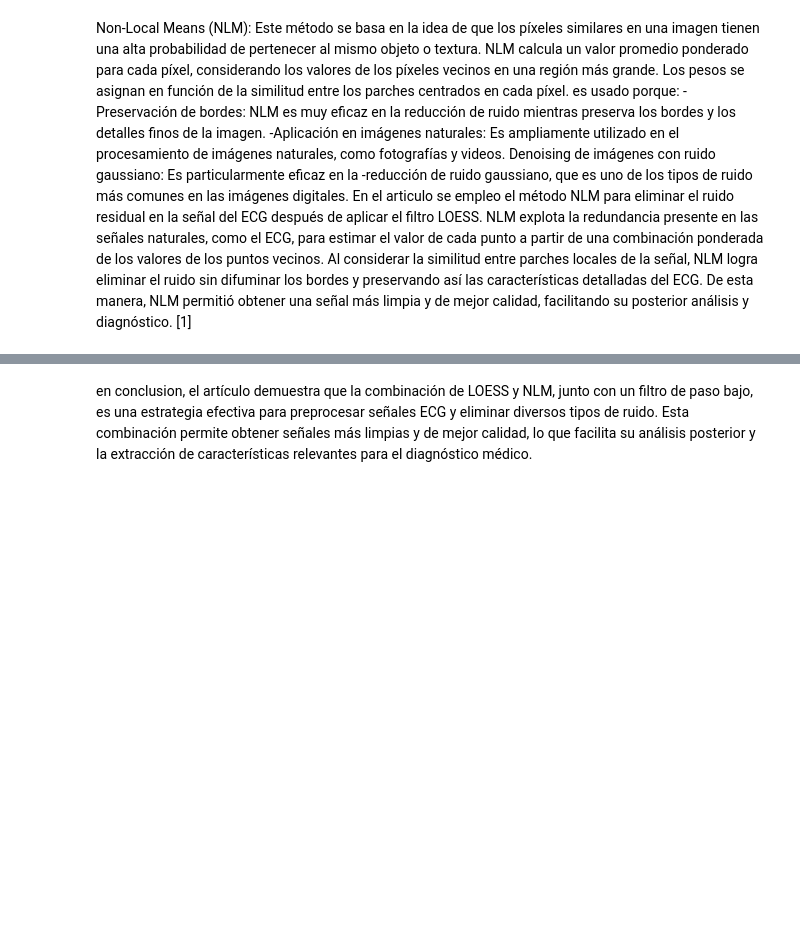
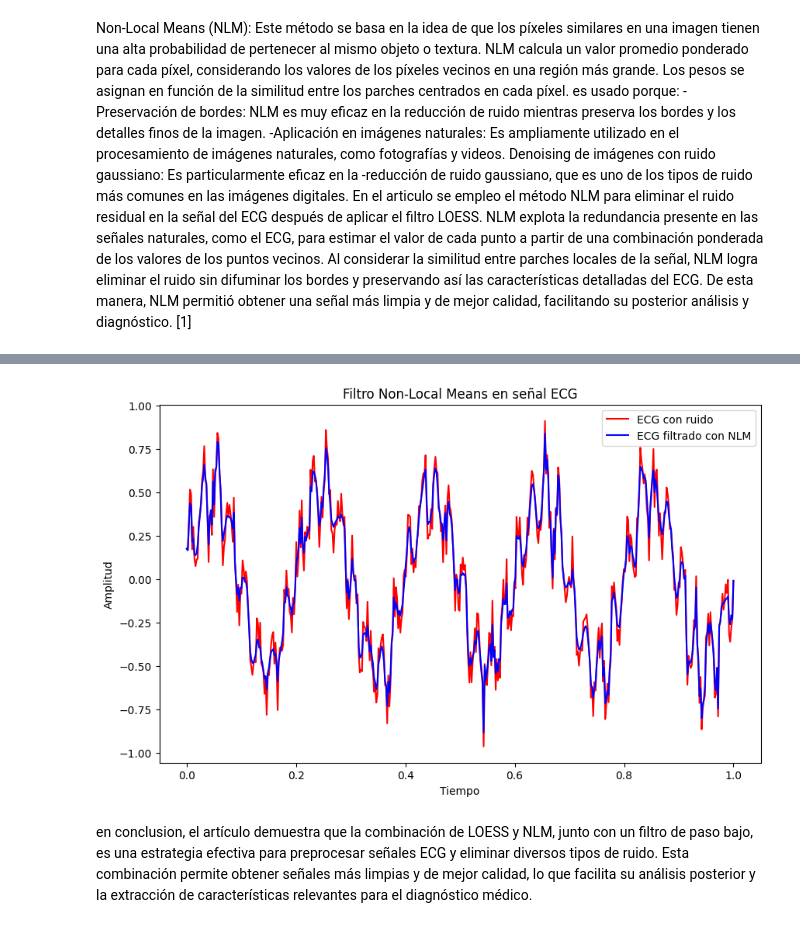
Before and after one commit to MariaOs02/LabBiosenales, a Jupyter notebook: Proyecto_3/Proyecto3.ipynb, the cells around one changed output, grey strips where cells are left out. Drawn from its saved outputs; the diff is of its cells as text; code cells hidden in the pictures; blank space fills up the shorter version.

```diff
--- a/Proyecto_3/Proyecto3.ipynb
+++ b/Proyecto_3/Proyecto3.ipynb
@@ -110,3 +49,81 @@ plt.show()
+# %%
+import numpy as np
+import matplotlib.pyplot as plt
+
+# Función para el filtro Non-Local Means en 1D
+def nl_means_1d(signal, h=0.2, patch_size=5, patch_distance=10):
+    """
+    Aplica un filtro Non-Local Means a una señal 1D.
+
+    Parámetros:
+    - signal: array 1D de la señal a suavizar.
+    - h: parámetro de suavizado. Valores más altos aumentan el suavizado.
+    - patch_size: tamaño de cada parche para comparación.
+    - patch_distance: distancia máxima para buscar parches similares.
+
+    Retorna:
+    - Señal suavizada.
+    """
+    denoised_signal = np.zeros_like(signal)
+    weights_sum = np.zeros_like(signal)
+    half_patch = patch_size // 2
+
+    for i in range(len(signal)):
+        # Definir el parche actual
+        ref_patch_start = max(0, i - half_patch)
+        ref_patch_end = min(len(signal), i + half_patch + 1)
+        ref_patch = signal[ref_patch_start:ref_patch_end]
+
+        # Variables para acumular el promedio ponderado
+        patch_weight_sum = 0
+        patch_value_sum = 0
+
+        # Comparar con parches en la vecindad
+        for j in range(max(0, i - patch_distance), min(len(signal), i + patch_distance + 1)):
+            # Definir el parche vecino
+            neighbor_patch_start = max(0, j - half_patch)
+            neighbor_patch_end = min(len(signal), j + half_patch + 1)
+            neighbor_patch = signal[neighbor_patch_start:neighbor_patch_end]
+
+            # Asegurarse de que los parches tengan el mismo tamaño
+            if len(ref_patch) != len(neighbor_patch):
+                continue
+
+            # Calcular la distancia euclidiana entre los parches
+            distance = np.sum((ref_patch - neighbor_patch) ** 2)
+
+            # Calcular el peso para el parche vecino
+            weight = np.exp(-distance / (h ** 2))
+            patch_weight_sum += weight
+            patch_value_sum += weight * signal[j]
+
+        # Asignar el valor denoised al punto actual
+        denoised_signal[i] = patch_value_sum / patch_weight_sum if patch_weight_sum > 0 else signal[i]
+
+    return denoised_signal
+
+# Generar una señal ECG de ejemplo con ruido
+np.random.seed(0)
+time = np.linspace(0, 1, 500)
+ecg_signal = 0.5 * np.sin(2 * np.pi * 5 * time) + 0.2 * np.sin(2 * np.pi * 40 * time)
+ecg_signal += 0.1 * np.random.normal(size=time.shape)  # Añadir ruido
+
+# Aplicar el filtro Non-Local Means a la señal
+denoised_ecg = nl_means_1d(ecg_signal, h=0.3, patch_size=5, patch_distance=10)
+
+# Graficar la señal original y la señal filtrada
+plt.figure(figsize=(10, 6))
+# plt.subplot(2,1,1)
+plt.plot(time, ecg_signal, label="ECG con ruido", color='red')
+# plt.subplot(2,1,1)
+plt.plot(time, denoised_ecg, label="ECG filtrado con NLM", color='blue')
+plt.xlabel("Tiempo")
+plt.ylabel("Amplitud")
+plt.legend()
+plt.title("Filtro Non-Local Means en señal ECG")
+plt.show()
+# %% [output]
+[figure, added]
 # %% [markdown]
 en conclusion, el artículo demuestra que la combinación de LOESS y NLM, junto con un filtro de paso bajo, es una estrategia efectiva para preprocesar señales ECG y eliminar diversos tipos de ruido. Esta combinación permite obtener señales más limpias y de mejor calidad, lo que facilita su análisis posterior y la extracción de características relevantes para el diagnóstico médico.
 # %% [markdown]
```
Also changed, not shown: parts of 11 cells of this notebook, 1 other file.
